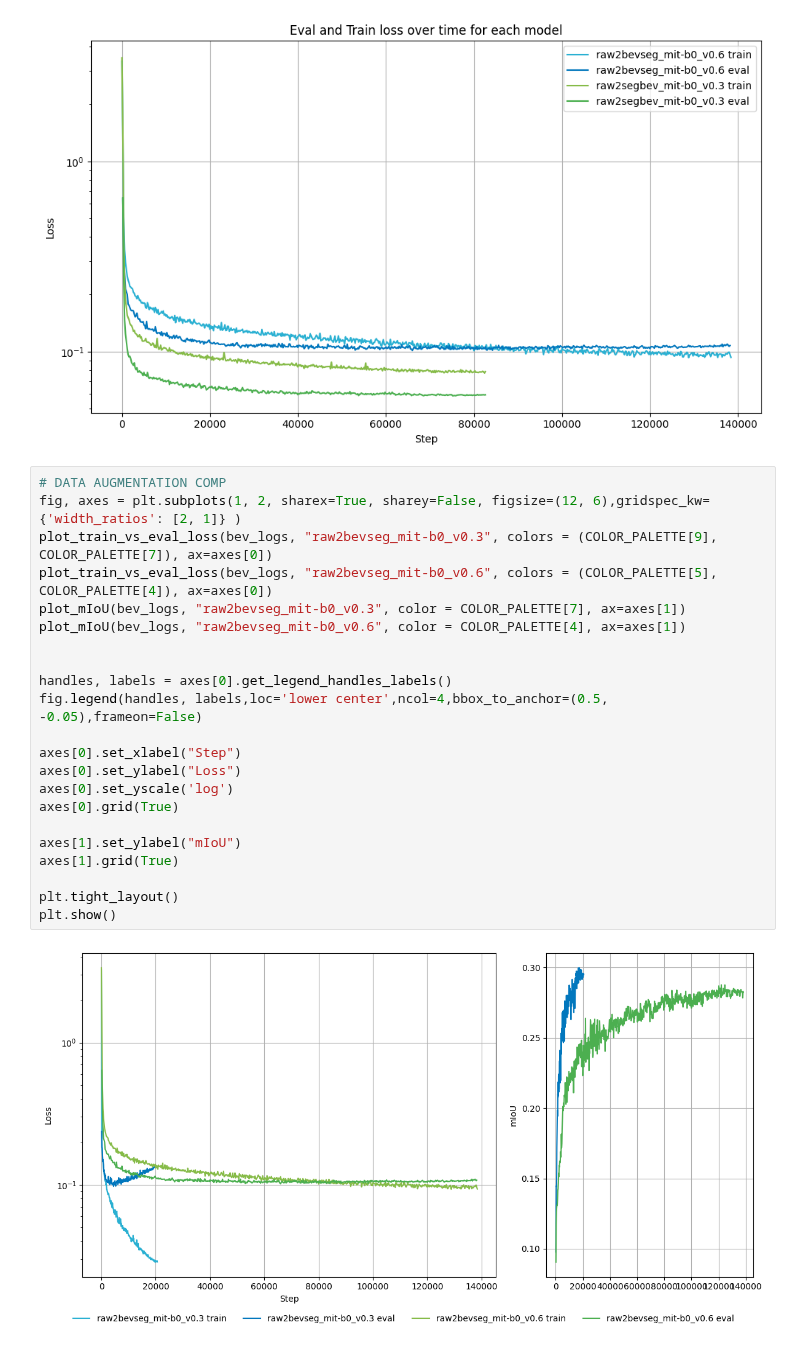
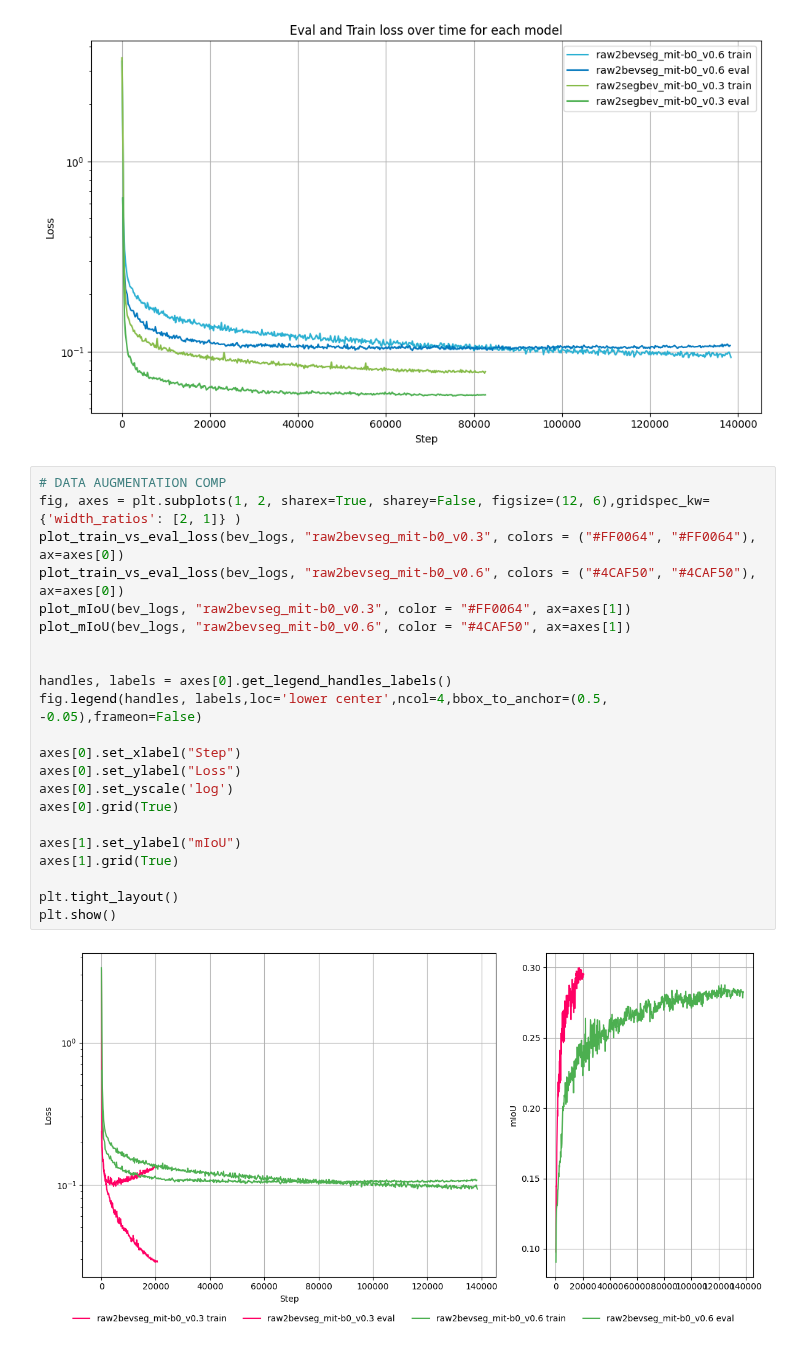
Before and after one commit to alanglk/BEV2Seg_2, a Jupyter notebook: notebooks/tensorboard_logs.ipynb, the cells around one changed output. Saved outputs shown, nothing was run; the diff lists cells and outputs as text.

```diff
--- a/notebooks/tensorboard_logs.ipynb
+++ b/notebooks/tensorboard_logs.ipynb
@@ -166,24 +166,24 @@ plt.show()
 # %%
 # DATA AUGMENTATION COMP
 fig, axes = plt.subplots(1, 2, sharex=True, sharey=False, figsize=(12, 6),gridspec_kw={'width_ratios': [2, 1]} )
-plot_train_vs_eval_loss(bev_logs, "raw2bevseg_mit-b0_v0.3", colors = (COLOR_PALETTE[9], COLOR_PALETTE[7]), ax=axes[0])
-plot_train_vs_eval_loss(bev_logs, "raw2bevseg_mit-b0_v0.6", colors = (COLOR_PALETTE[5], COLOR_PALETTE[4]), ax=axes[0])
-plot_mIoU(bev_logs, "raw2bevseg_mit-b0_v0.3", color = COLOR_PALETTE[7], ax=axes[1])
-plot_mIoU(bev_logs, "raw2bevseg_mit-b0_v0.6", color = COLOR_PALETTE[4], ax=axes[1])
+plot_train_vs_eval_loss(bev_logs, "raw2bevseg_mit-b0_v0.3", colors = ("#FF0064", "#FF0064"), ax=axes[0])
+plot_train_vs_eval_loss(bev_logs, "raw2bevseg_mit-b0_v0.6", colors = ("#4CAF50", "#4CAF50"), ax=axes[0])
+plot_mIoU(bev_logs, "raw2bevseg_mit-b0_v0.3", color = "#FF0064", ax=axes[1])
+plot_mIoU(bev_logs, "raw2bevseg_mit-b0_v0.6", color = "#4CAF50", ax=axes[1])
 
 
 handles, labels = axes[0].get_legend_handles_labels()
 fig.legend(handles, labels,loc='lower center',ncol=4,bbox_to_anchor=(0.5, -0.05),frameon=False)
 
 axes[0].set_xlabel("Step")
 axes[0].set_ylabel("Loss")
 axes[0].set_yscale('log')
 axes[0].grid(True)
 
 axes[1].set_ylabel("mIoU")
 axes[1].grid(True)
 
 plt.tight_layout()
 plt.show()
 # %% [output]
-[figure, old version]
+[figure, new version]
```
Also changed, not shown: 2 other files.
